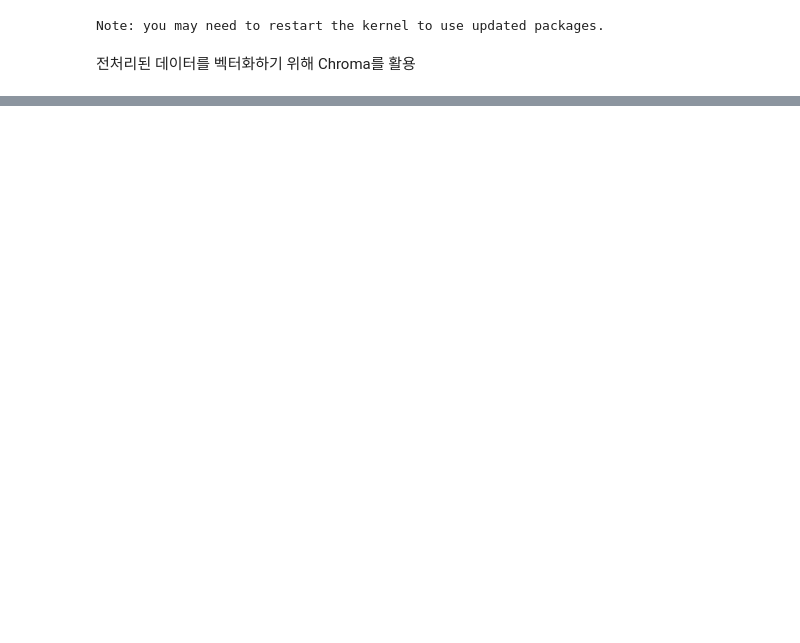
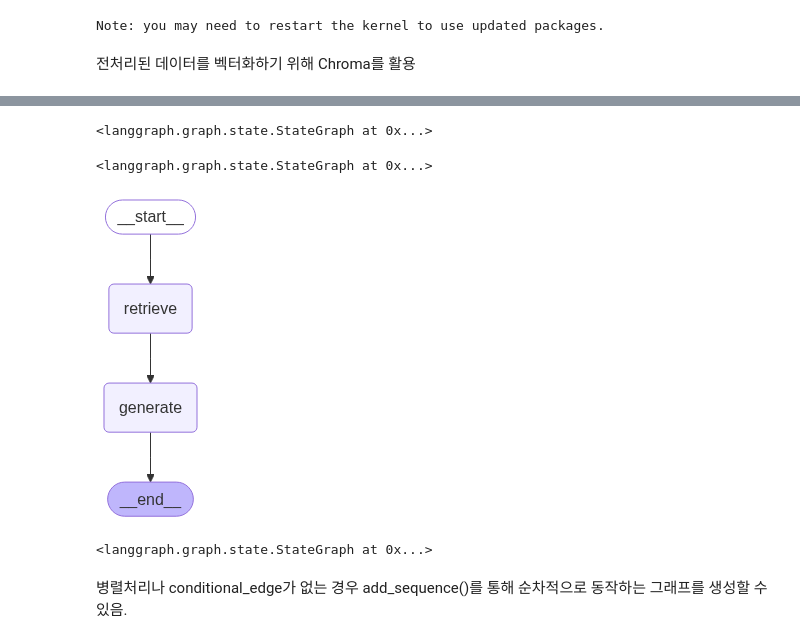
Before and after one commit to MayHyeyeonKim/MayLangChainLangGraphMCP, a Jupyter notebook: 2_RetrievalAgent_withPDFPreprocessing.ipynb, the cells around one changed output, grey strips where cells are left out. Drawn from its saved outputs; the diff is of its cells as text; code cells hidden in the pictures; blank space fills up the shorter version.

Commit message:
Retrieval agent

```diff
--- a/2_RetrievalAgent_withPDFPreprocessing.ipynb
+++ b/2_RetrievalAgent_withPDFPreprocessing.ipynb
@@ -179,0 +230,37 @@ Number of requested results 3 is greater than number of elements in index 2, upd
+# %%
+def generate(state: AgentState) -> AgentState:
+    """
+    사용자의 질문과 검색된 문서를 기반으로 응답을 생성
+
+    Args:
+        state (AgentState): 사용자의 질문과 검색된 문서를 포함한 에이전트의 현재 state.
+
+    Returns:
+        AgentState: 생성된 응답이 추가된 state를 반환
+    """
+    context = state['context']  # state에서 검색된 문서를 추출
+    query = state['query']  # state에서 사용자의 질문을 추출
+    rag_chain = prompt | llm  # RAG 프롬프트와 LLM을 연결하여 체인을 만듦
+    response = rag_chain.invoke({'question': query, 'context': context})  # 질문과 문맥을 사용하여 응답을 생성
+    return {'answer': response}  # 생성된 응답을 포함한 state를 반환
+# %%
+graph_builder.add_node('retrieve', retrieve)
+graph_builder.add_node('generate', generate)
+# %% [output]
+<langgraph.graph.state.StateGraph at 0x...>
+# %%
+from langgraph.graph import START, END
+
+graph_builder.add_edge(START, 'retrieve')
+graph_builder.add_edge('retrieve', 'generate')
+graph_builder.add_edge('generate', END)
+# %% [output]
+<langgraph.graph.state.StateGraph at 0x...>
+# %%
+graph = graph_builder.compile()
+# %%
+from IPython.display import Image, display
+
+display(Image(graph.get_graph().draw_mermaid_png()))
+# %% [output]
+[figure, added]
@@ -179,0 +269,7 @@ Number of requested results 3 is greater than number of elements in index 2, upd
+# %%
+sequence_graph_builder.add_edge(START, 'retrieve')
+sequence_graph_builder.add_edge('generate', END)
+# %% [output]
+<langgraph.graph.state.StateGraph at 0x...>
+# %% [markdown]
+병렬처리나 conditional_edge가 없는 경우 add_sequence()를 통해 순차적으로 동작하는 그래프를 생성할 수 있음.
```
Also changed, not shown: parts of 16 cells of this notebook, 4 other files.
